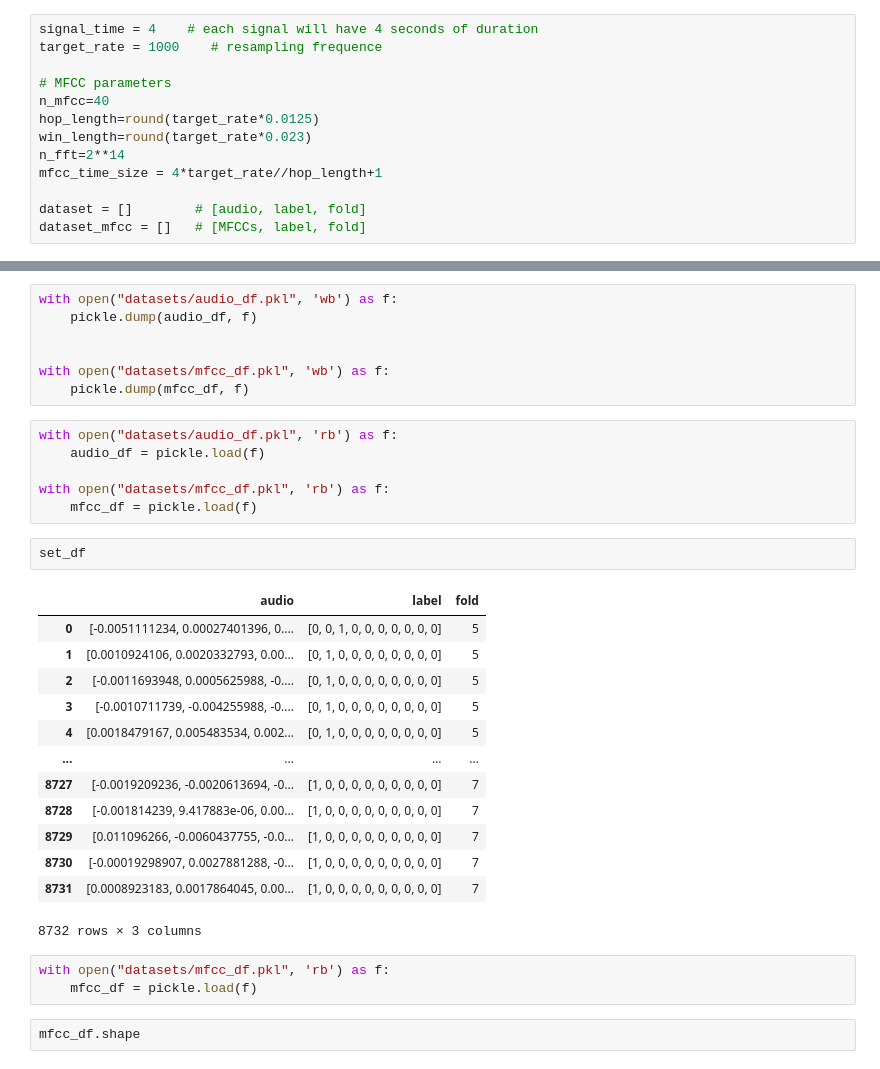
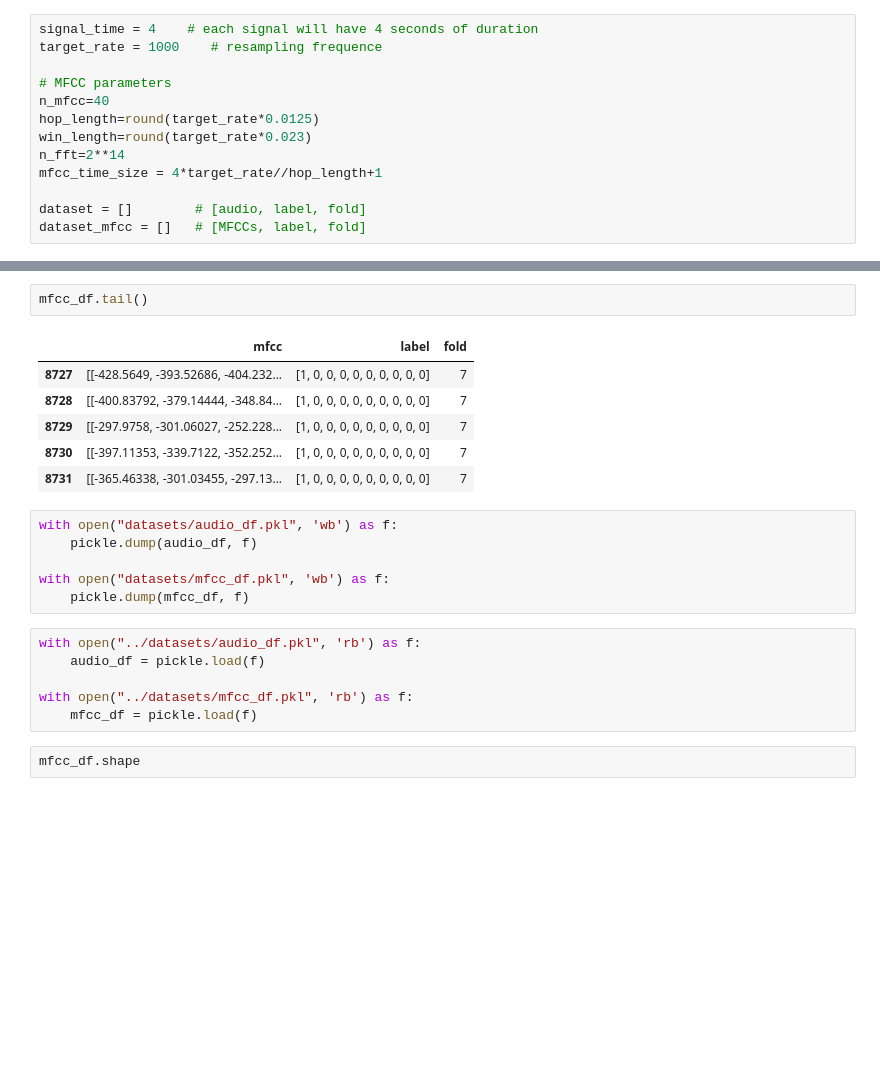
Before and after one commit to Gonto03/AC-II-project, a Jupyter notebook: CNN.ipynb, the cells around one changed output, grey strips where cells are left out. Cells and saved outputs as stored; diff of their text form; blank space fills up the shorter version.

```diff
--- a/CNN.ipynb
+++ b/CNN.ipynb
@@ -121,35 +155,24 @@ Index 783 done
+# %%
+mfcc_df.tail()
+# %% [output]
+|  | mfcc | label | fold |
+| 8727 | [[-428.5649, -393.52686, -404.232... | [1, 0, 0, 0, 0, 0, 0, 0, 0, 0] | 7 |
+| 8728 | [[-400.83792, -379.14444, -348.84... | [1, 0, 0, 0, 0, 0, 0, 0, 0, 0] | 7 |
+| 8729 | [[-297.9758, -301.06027, -252.228... | [1, 0, 0, 0, 0, 0, 0, 0, 0, 0] | 7 |
+| 8730 | [[-397.11353, -339.7122, -352.252... | [1, 0, 0, 0, 0, 0, 0, 0, 0, 0] | 7 |
+| 8731 | [[-365.46338, -301.03455, -297.13... | [1, 0, 0, 0, 0, 0, 0, 0, 0, 0] | 7 |
 # %%
 with open("datasets/audio_df.pkl", 'wb') as f:
     pickle.dump(audio_df, f)
 
-
 with open("datasets/mfcc_df.pkl", 'wb') as f:
     pickle.dump(mfcc_df, f)
 # %%
-with open("datasets/audio_df.pkl", 'rb') as f:
+with open("../datasets/audio_df.pkl", 'rb') as f:
     audio_df = pickle.load(f)
 
-with open("datasets/mfcc_df.pkl", 'rb') as f:
+with open("../datasets/mfcc_df.pkl", 'rb') as f:
     mfcc_df = pickle.load(f)
-# %%
-set_df
-# %% [output]
-|  | audio | label | fold |
-| 0 | [-0.0051111234, 0.00027401396, 0.... | [0, 0, 1, 0, 0, 0, 0, 0, 0, 0] | 5 |
-| 1 | [0.0010924106, 0.0020332793, 0.00... | [0, 1, 0, 0, 0, 0, 0, 0, 0, 0] | 5 |
-| 2 | [-0.0011693948, 0.0005625988, -0.... | [0, 1, 0, 0, 0, 0, 0, 0, 0, 0] | 5 |
-| 3 | [-0.0010711739, -0.004255988, -0.... | [0, 1, 0, 0, 0, 0, 0, 0, 0, 0] | 5 |
-| 4 | [0.0018479167, 0.005483534, 0.002... | [0, 1, 0, 0, 0, 0, 0, 0, 0, 0] | 5 |
-| ... | ... | ... | ... |
-| 8727 | [-0.0019209236, -0.0020613694, -0... | [1, 0, 0, 0, 0, 0, 0, 0, 0, 0] | 7 |
-| 8728 | [-0.001814239, 9.417883e-06, 0.00... | [1, 0, 0, 0, 0, 0, 0, 0, 0, 0] | 7 |
-| 8729 | [0.011096266, -0.0060437755, -0.0... | [1, 0, 0, 0, 0, 0, 0, 0, 0, 0] | 7 |
-| 8730 | [-0.00019298907, 0.0027881288, -0... | [1, 0, 0, 0, 0, 0, 0, 0, 0, 0] | 7 |
-| 8731 | [0.0008923183, 0.0017864045, 0.00... | [1, 0, 0, 0, 0, 0, 0, 0, 0, 0] | 7 |
-8732 rows × 3 columns
-# %%
-with open("datasets/mfcc_df.pkl", 'rb') as f:
-    mfcc_df = pickle.load(f)
 # %%
 mfcc_df.shape
 # %% [output]
```
Also changed, not shown: parts of 5 cells of this notebook.
